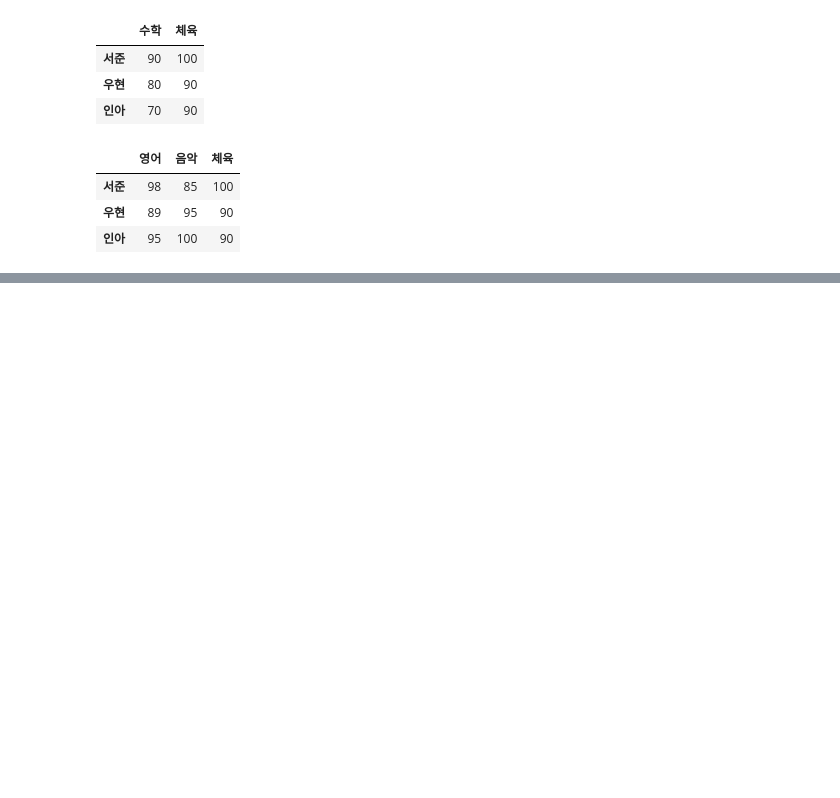
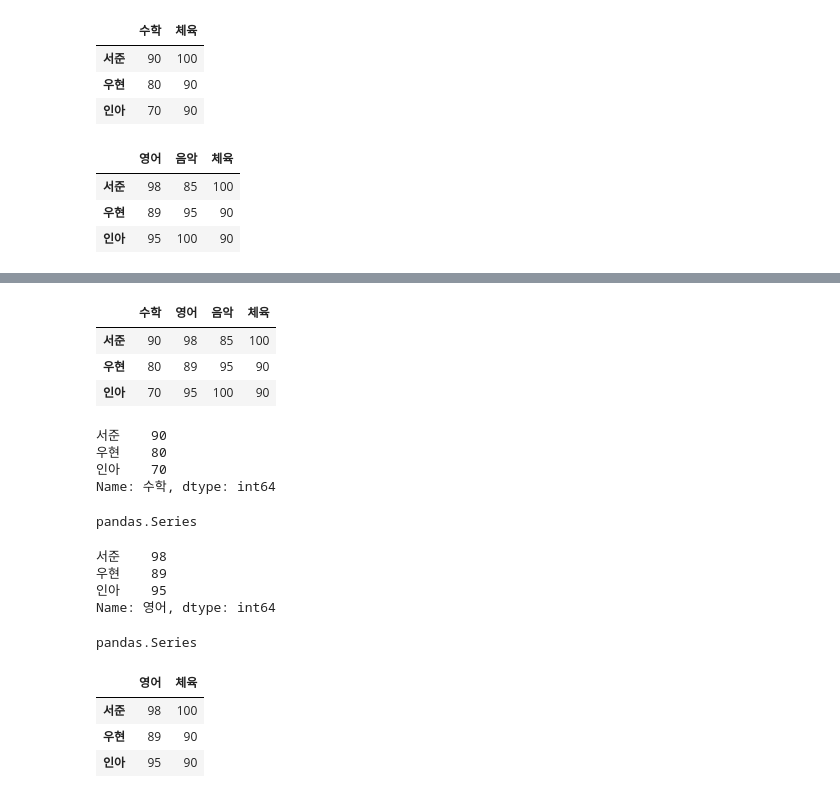
Before and after one commit to YoonTae98/18_data_analytics, a Jupyter notebook: 02_데이터프레임.ipynb, the cells around one changed output, grey strips where cells are left out. Saved outputs shown, nothing was run; the diff lists cells and outputs as text; code cells hidden in the pictures; blank space fills up the shorter version.

```diff
--- a/02_데이터프레임.ipynb
+++ b/02_데이터프레임.ipynb
@@ -191,0 +259,38 @@ df5
+# %%
+# 열 선택
+df
+# %% [output]
+|  | 수학 | 영어 | 음악 | 체육 |
+| 서준 | 90 | 98 | 85 | 100 |
+| 우현 | 80 | 89 | 95 | 90 |
+| 인아 | 70 | 95 | 100 | 90 |
+# %%
+df["수학"]
+# %% [output]
+서준    90
+우현    80
+인아    70
+Name: 수학, dtype: int64
+# %%
+type(df["수학"])
+# %% [output]
+pandas.Series
+# %%
+df.영어
+# df["영 어"]
+# %% [output]
+서준    98
+우현    89
+인아    95
+Name: 영어, dtype: int64
+# %%
+type(df.영어)
+# %% [output]
+pandas.Series
+# %%
+df[["영어", "체육"]]
+# %% [output]
+|  | 영어 | 체육 |
+| 서준 | 98 | 100 |
+| 우현 | 89 | 90 |
+| 인아 | 95 | 90 |
```
Also changed, not shown: parts of 17 cells of this notebook, 1 other file.
